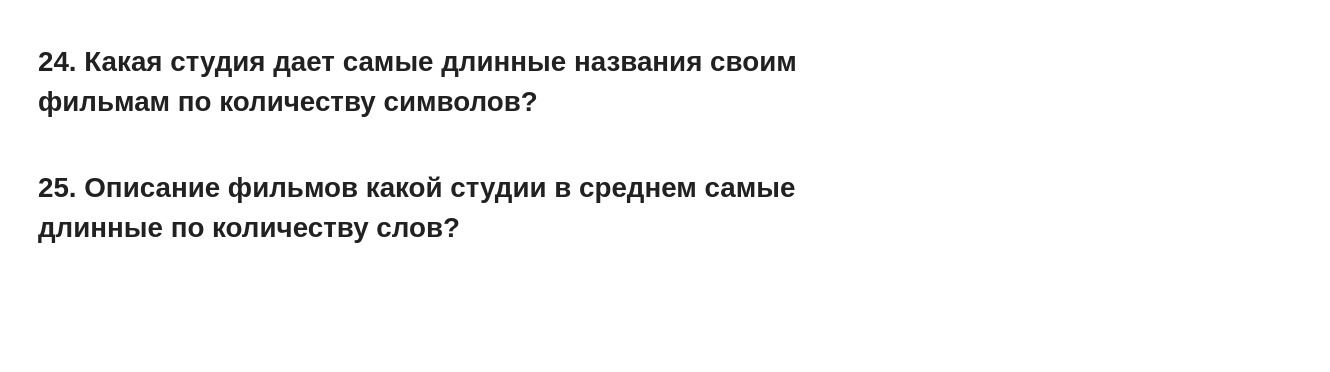
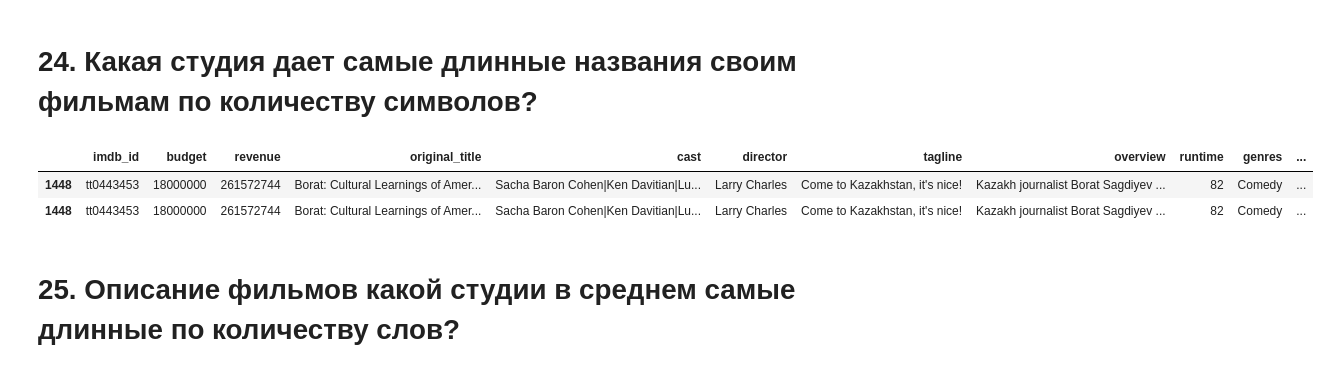
Before and after one commit to novikaj/AlinaProjects, a Jupyter notebook: module_1/Movies_IMBD_v4.1_TEMPLATE .ipynb, the cells around one changed output. Cells and saved outputs as stored; diff of their text form; code cells hidden in the pictures; blank space fills up the shorter version.

```diff
--- a/module_1/Movies_IMBD_v4.1_TEMPLATE .ipynb
+++ b/module_1/Movies_IMBD_v4.1_TEMPLATE .ipynb
@@ -278,2 +488,10 @@ SyntaxError: invalid syntax (<ipython-input-198-c73cd1bb2064>, line 1)
+# %%
+exploded_companies = imdb.explode('separate_companies')
+imdb['length_title'] = imdb.original_title.apply(lambda x: len(x))
+imdb[imdb.length_title==imdb.length_title.max()].explode('separate_companies')
+# %% [output]
+|  | imdb_id | budget | revenue | original_title | cast | director | tagline | overview | runtime | genres | ... |
+| 1448 | tt0443453 | 18000000 | 261572744 | Borat: Cultural Learnings of Amer... | Sacha Baron Cohen|Ken Davitian|Lu... | Larry Charles | Come to Kazakhstan, it's nice! | Kazakh journalist Borat Sagdiyev ... | 82 | Comedy | ... |
+| 1448 | tt0443453 | 18000000 | 261572744 | Borat: Cultural Learnings of Amer... | Sacha Baron Cohen|Ken Davitian|Lu... | Larry Charles | Come to Kazakhstan, it's nice! | Kazakh journalist Borat Sagdiyev ... | 82 | Comedy | ... |
 # %% [markdown]
 # 25. Описание фильмов какой студии в среднем самые длинные по количеству слов?
```
Also changed, not shown: parts of 48 cells of this notebook.
